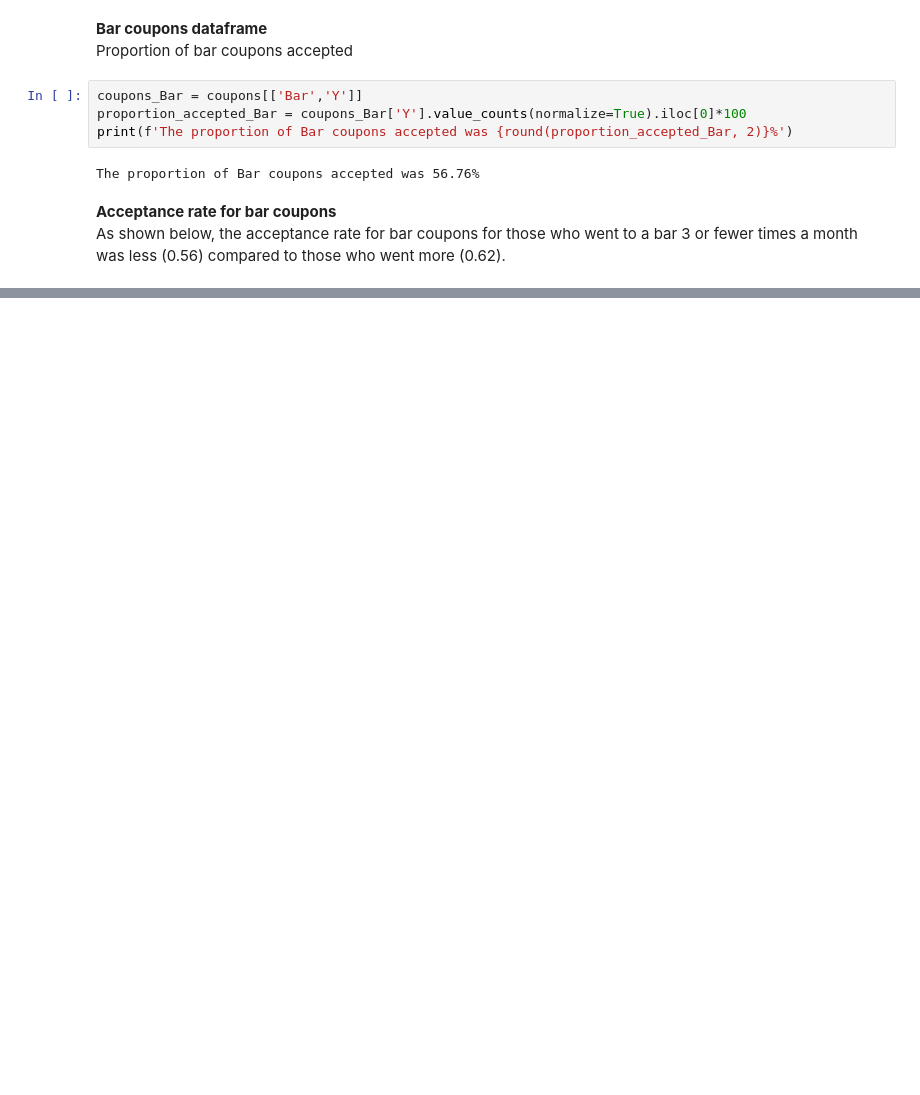
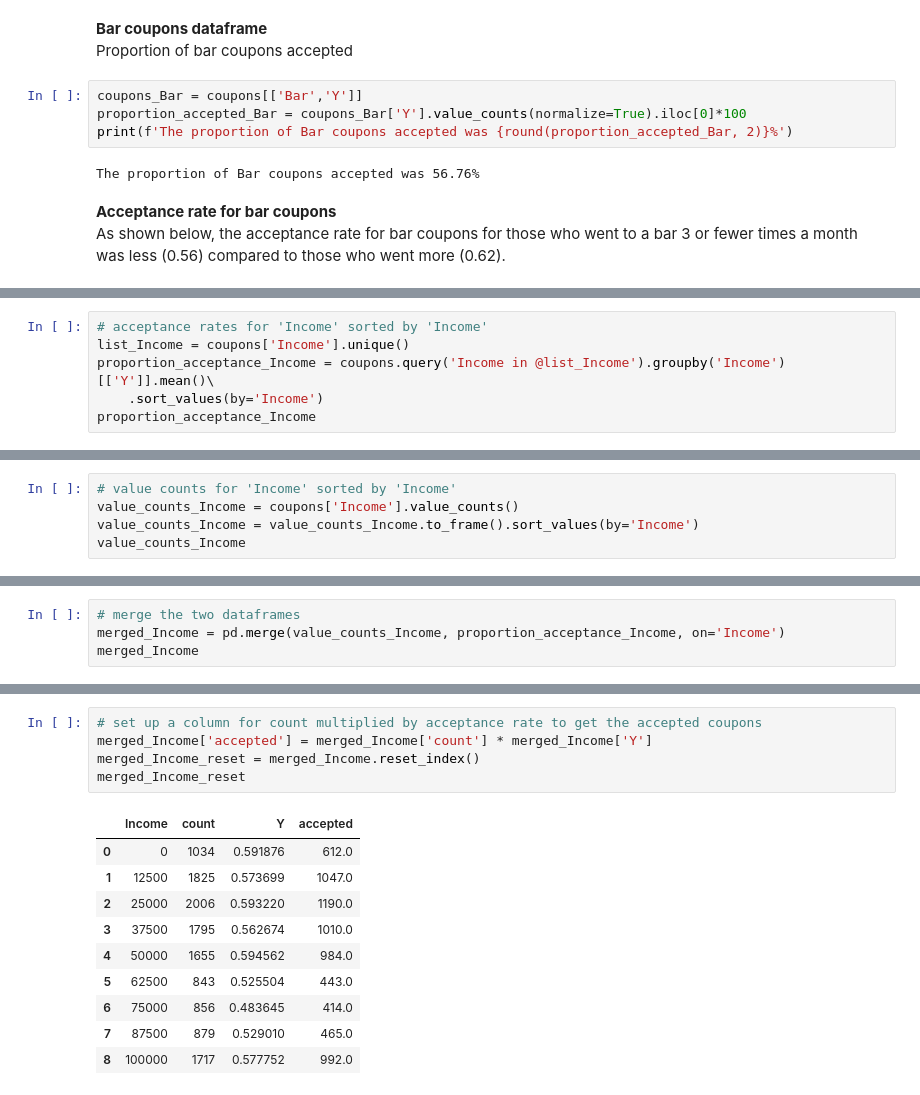
Before and after one commit to RonaldoBantayan27/Mauban1, a Jupyter notebook: 2Accept_Coupons.ipynb, the cells around one changed output, grey strips where cells are left out. Drawn from its saved outputs; the diff is of its cells as text; blank space fills up the shorter version.

```diff
--- a/2Accept_Coupons.ipynb
+++ b/2Accept_Coupons.ipynb
@@ -1881,0 +1771,6 @@ The acceptance rates between those drivers who:
+# %%
+# acceptance rates for 'Income' sorted by 'Income'
+list_Income = coupons['Income'].unique()
+proportion_acceptance_Income = coupons.query('Income in @list_Income').groupby('Income')[['Y']].mean()\
+    .sort_values(by='Income')
+proportion_acceptance_Income
@@ -1881,0 +1789,5 @@ The acceptance rates between those drivers who:
+# %%
+# value counts for 'Income' sorted by 'Income'
+value_counts_Income = coupons['Income'].value_counts()
+value_counts_Income = value_counts_Income.to_frame().sort_values(by='Income')
+value_counts_Income
@@ -1881,0 +1806,4 @@ The acceptance rates between those drivers who:
+# %%
+# merge the two dataframes
+merged_Income = pd.merge(value_counts_Income, proportion_acceptance_Income, on='Income')
+merged_Income
@@ -1881,0 +1822,16 @@ The acceptance rates between those drivers who:
+# %%
+# set up a column for count multiplied by acceptance rate to get the accepted coupons
+merged_Income['accepted'] = merged_Income['count'] * merged_Income['Y']
+merged_Income_reset = merged_Income.reset_index()
+merged_Income_reset
+# %% [output]
+|  | Income | count | Y | accepted |
+| 0 | 0 | 1034 | 0.591876 | 612.0 |
+| 1 | 12500 | 1825 | 0.573699 | 1047.0 |
+| 2 | 25000 | 2006 | 0.593220 | 1190.0 |
+| 3 | 37500 | 1795 | 0.562674 | 1010.0 |
+| 4 | 50000 | 1655 | 0.594562 | 984.0 |
+| 5 | 62500 | 843 | 0.525504 | 443.0 |
+| 6 | 75000 | 856 | 0.483645 | 414.0 |
+| 7 | 87500 | 879 | 0.529010 | 465.0 |
+| 8 | 100000 | 1717 | 0.577752 | 992.0 |
```
Also changed, not shown: parts of 86 cells of this notebook, 1 other file.
